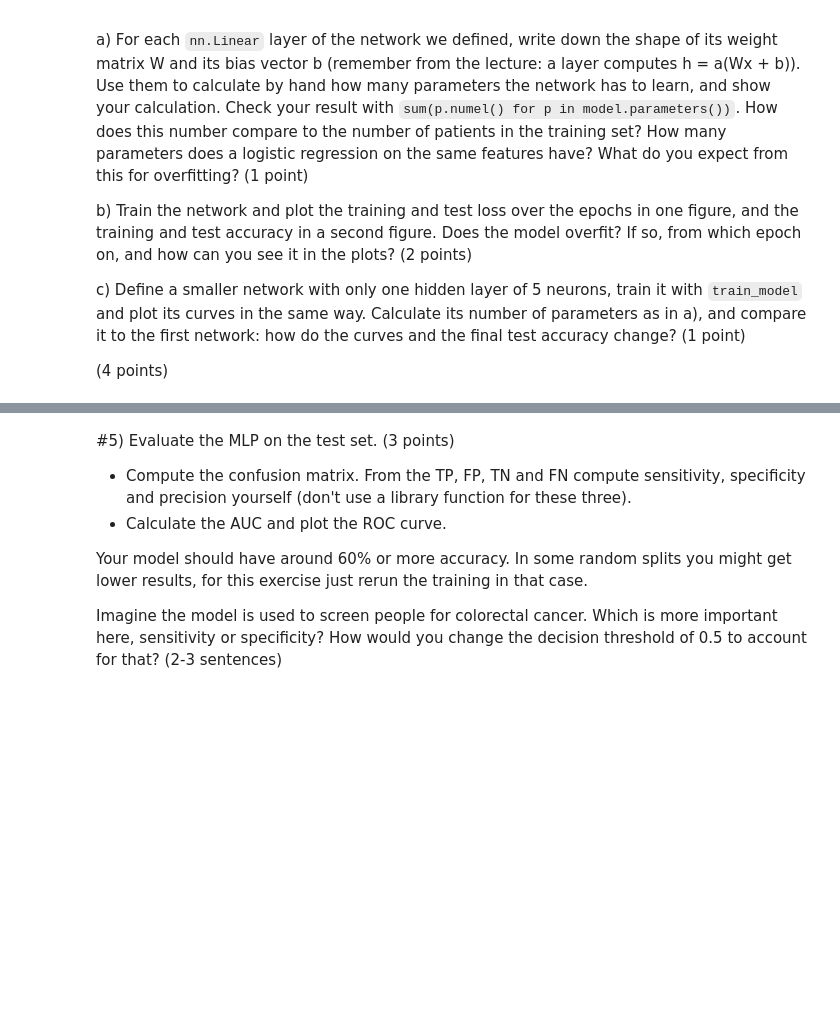
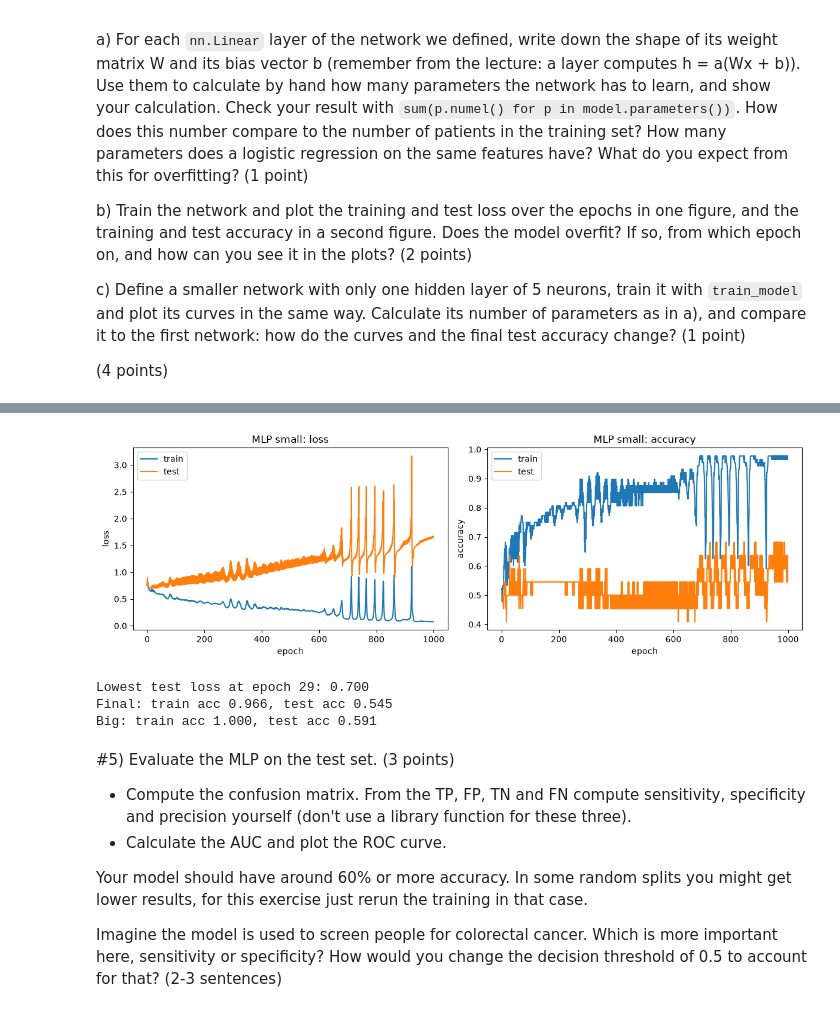
Before and after one commit to Kjescha0/BKIM, a Jupyter notebook: Exercise 2/Exercise_2_v2.ipynb, the cells around one changed output, grey strips where cells are left out. Cells and saved outputs as stored; diff of their text form; code cells hidden in the pictures; blank space fills up the shorter version.

```diff
--- a/Exercise 2/Exercise_2_v2.ipynb
+++ b/Exercise 2/Exercise_2_v2.ipynb
@@ -261,4 +300,10 @@ Epoch 1000/1000 | train loss 0.0305 | test loss 1.6960 | train acc 0.989 | test
 # c) Define, train and evaluate a smaller network
 small = nn.Sequential(nn.Linear(input_dim, 5), nn.ReLU(), nn.Linear(5, 2))
 history_small = train_model(small)
+
+plot_history(history_small, 'MLP small')
+best_s = int(np.argmin(history_small['test_loss']))
+print(f"Lowest test loss at epoch {best_s + 1}: {history_small['test_loss'][best_s]:.3f}")
+print(f"Final: train acc {history_small['train_acc'][-1]:.3f}, test acc {history_small['test_acc'][-1]:.3f}")
+print(f"Big: train acc {history['train_acc'][-1]:.3f}, test acc {history['test_acc'][-1]:.3f}")
 # %% [output]
@@ -275,3 +320,7 @@ Epoch 1000/1000 | train loss 0.1429 | test loss 1.3095 | train acc 0.932 | test
+[figure, added]
+Lowest test loss at epoch 29: 0.700
+Final: train acc 0.966, test acc 0.545
+Big: train acc 1.000, test acc 0.591
 # %% [markdown]
 #5)
 Evaluate the MLP on the test set. (3 points)
```
Also changed, not shown: parts of 8 cells of this notebook.
